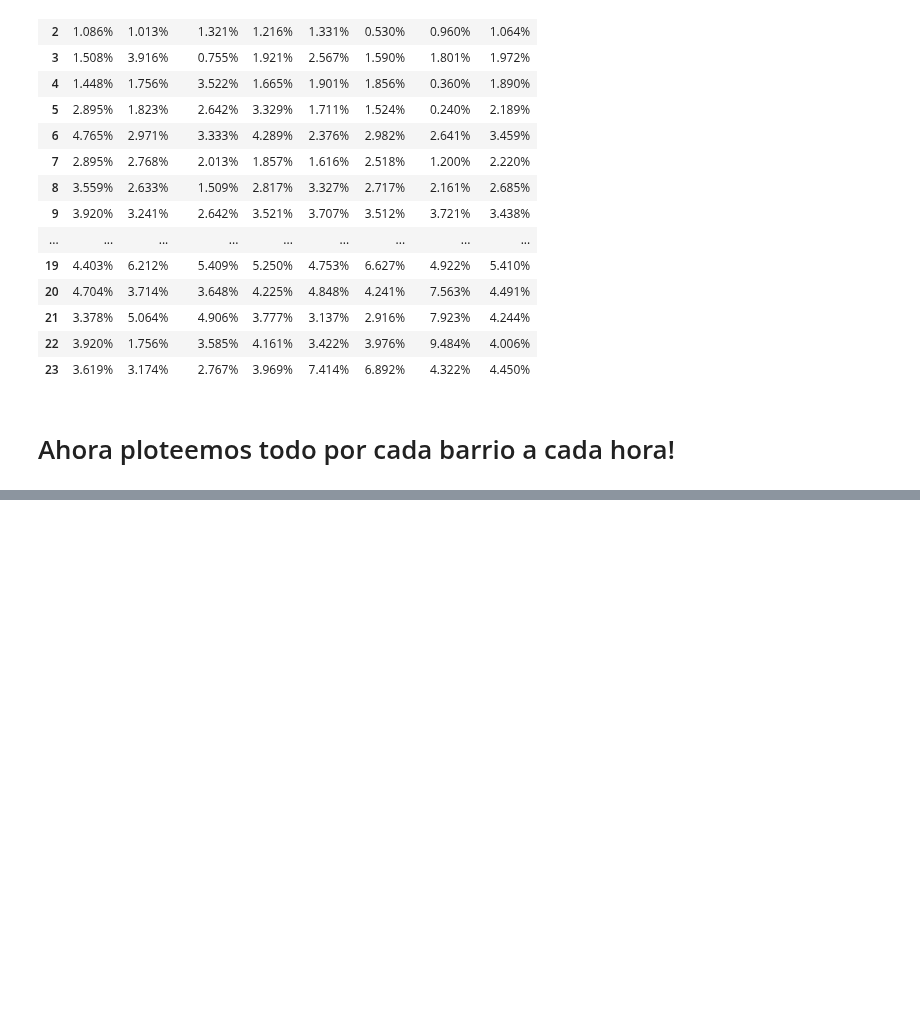
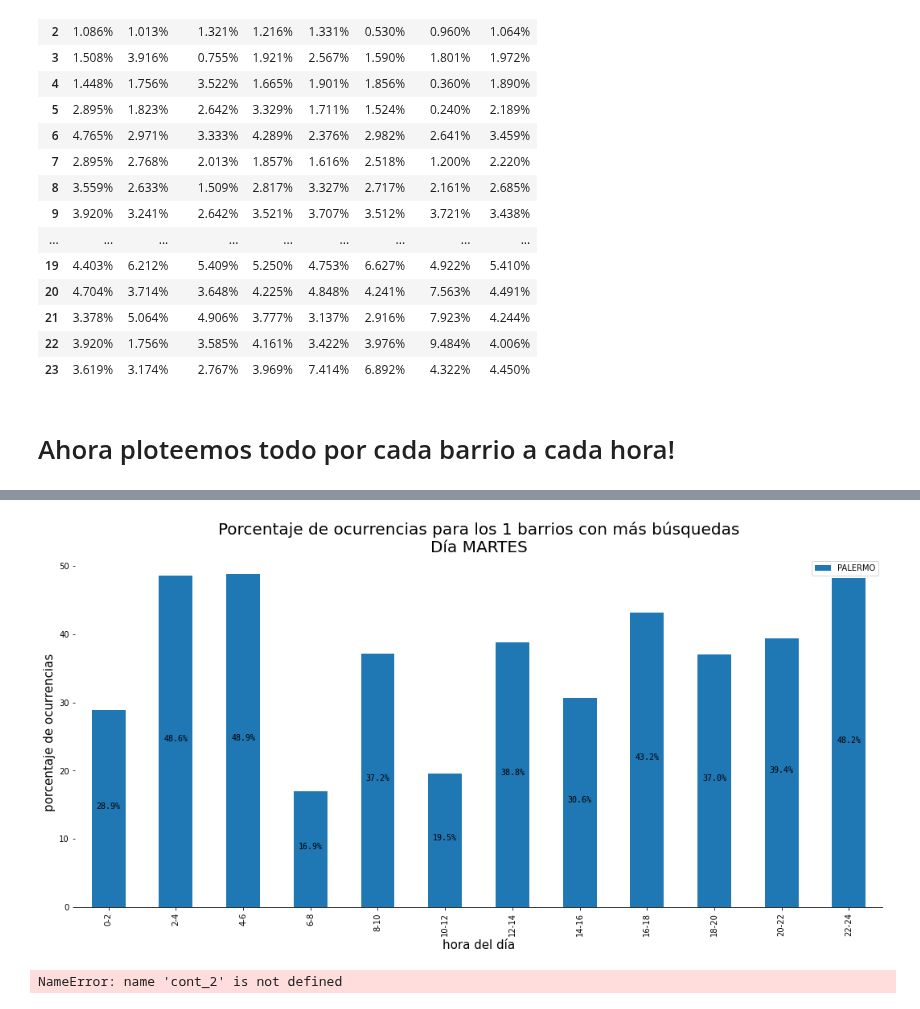
Before and after one commit to julietahocsman/goproject, a Jupyter notebook: notebooks/notebooks_analisis/Analisis_CiudadyporBarrios.ipynb, the cells around one changed output, grey strips where cells are left out. Cells and saved outputs as stored; diff of their text form; code cells hidden in the pictures; blank space fills up the shorter version.

```diff
--- a/notebooks/notebooks_analisis/Analisis_CiudadyporBarrios.ipynb
+++ b/notebooks/notebooks_analisis/Analisis_CiudadyporBarrios.ipynb
@@ -304,0 +340,11 @@ def exportar_df_barrios(df,dia,  n_top_barrios= 0):
+# %%
+plot_frecuencias_barrios_agregado(ciudad, 'martes',1, 2)
+# %% [output]
+[figure, added]
+# %%
+n= 2
+data_vacio = pd.DataFrame(index = [f'{i}-{i+n}' for i in range(0,24,n)])
+for i in cont_2.head():
+    data_vacio[i]= agregador(cont_2[i], n)
+# %% [output]
+NameError: name 'cont_2' is not defined
```
Also changed, not shown: parts of 12 cells of this notebook, 3 other files.
